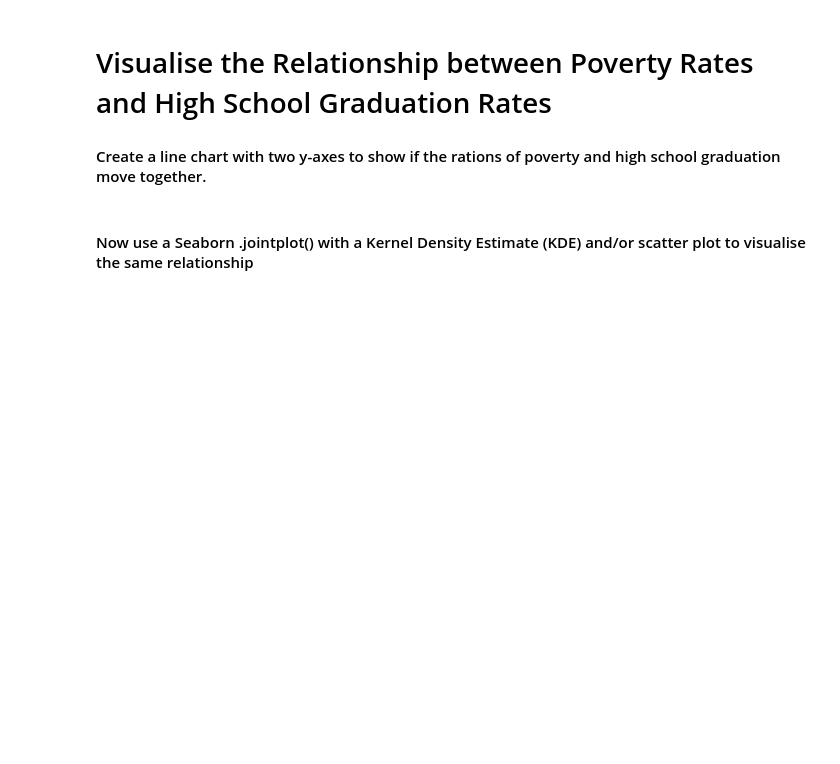
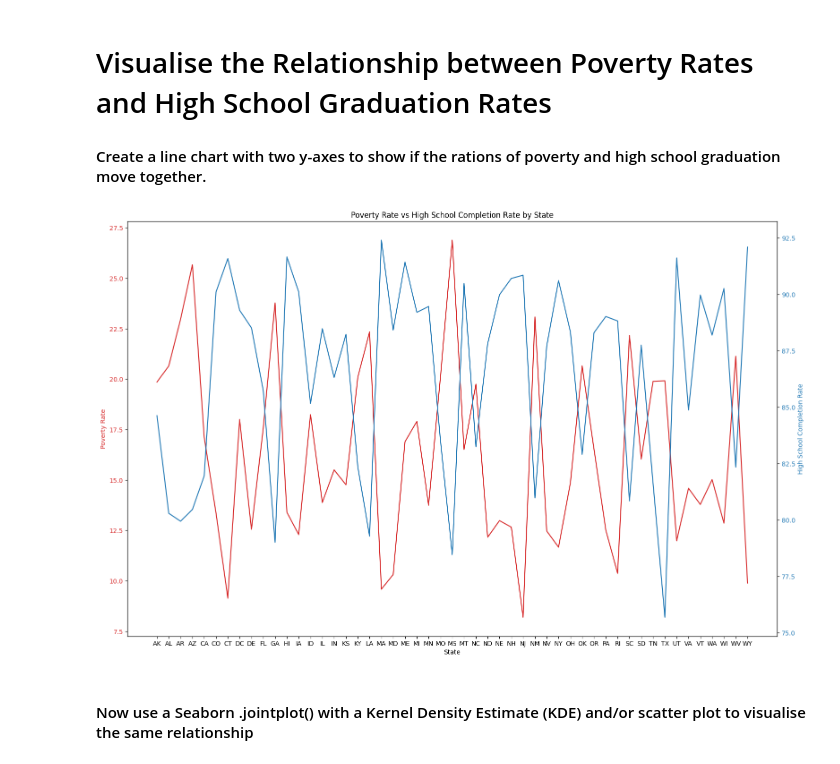
Before and after one commit to ckpinguin/learning_python, a Jupyter notebook: 100-police-data/Fatal_Force_(start).ipynb, the cells around one changed output. Saved outputs shown, nothing was run; the diff lists cells and outputs as text; code cells hidden in the pictures; blank space fills up the shorter version.

```diff
--- a/100-police-data/Fatal_Force_(start).ipynb
+++ b/100-police-data/Fatal_Force_(start).ipynb
@@ -70,5 +204,32 @@ Show the High School Graduation Rate in ascending order of US States. Which stat
 # Visualise the Relationship between Poverty Rates and High School Graduation Rates
 
 #### Create a line chart with two y-axes to show if the rations of poverty and high school graduation move together.
+# %%
+# This time, don't sort it!
+state_poverty = df_pct_poverty.groupby('Geographic Area')['poverty_rate'].mean()
+state_hs_completion = df_pct_completed_hs.groupby('Geographic Area')['percent_completed_hs'].mean()
+
+
+# Align the indices
+aligned_data = pd.concat([state_poverty, state_hs_completion], axis=1)
+# %%
+
+fig, ax1 = plt.subplots(figsize=(16,10))
+
+ax1.set_xlabel('State')
+ax1.set_ylabel('Poverty Rate', color='tab:red')
+ax1.plot(aligned_data.index, aligned_data['poverty_rate'], color='tab:red', label='Poverty Rate')
+ax1.tick_params(axis='y', labelcolor='tab:red')
+
+ax2 = ax1.twinx() # same as before (state)
+ax2.set_ylabel('High School Completion Rate', color='tab:blue')
+ax2.plot(aligned_data.index, aligned_data['percent_completed_hs'], color='tab:blue', label='High School Completion Rate')
+ax2.tick_params(axis='y', labelcolor='tab:blue')
+
+fig.tight_layout()
+plt.title('Poverty Rate vs High School Completion Rate by State')
+plt.show()
+# %% [output]
+[figure, added]
 # %% [markdown]
 #### Now use a Seaborn .jointplot() with a Kernel Density Estimate (KDE) and/or scatter plot to visualise the same relationship
```
Also changed, not shown: parts of 35 cells of this notebook.
